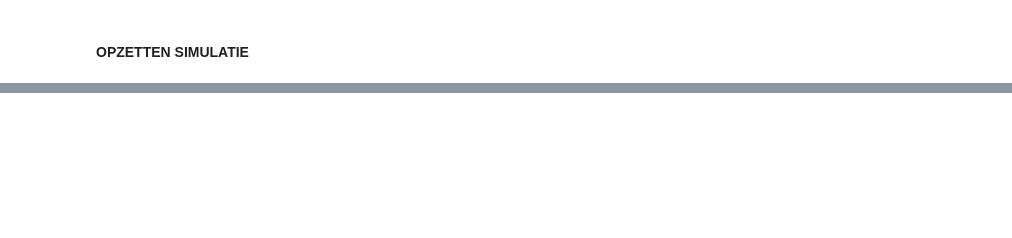
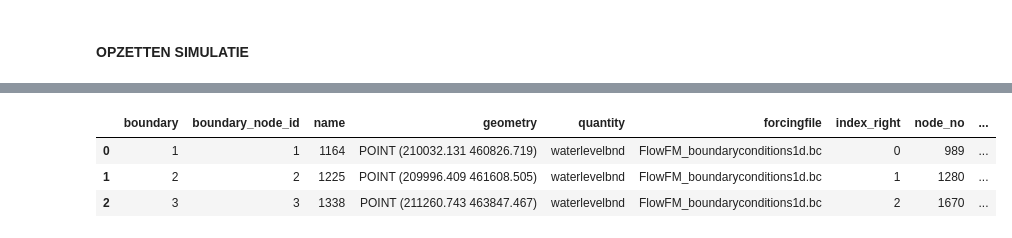
Before and after one commit to harm-nomden-sweco/ribasim_lumping, a Jupyter notebook: notebooks/tki_ribasim_pilots/run_analysis_zutphen.ipynb, the cells around one changed output, grey strips where cells are left out. Drawn from its saved outputs; the diff is of its cells as text; code cells hidden in the pictures; blank space fills up the shorter version.

Commit message:
read boundary csv and convert to tables

```diff
--- a/notebooks/tki_ribasim_pilots/run_analysis_zutphen.ipynb
+++ b/notebooks/tki_ribasim_pilots/run_analysis_zutphen.ipynb
@@ -25,7 +25,8 @@ pd.options.mode.chained_assignment = None
 # %%
 # define network name, base dir
 network_name            = "tki_zutphen_berkel"
-base_dir                = Path("..\\..\\..\\ribasim_lumping_data\\")
+# base_dir                = Path("..\\..\\..\\ribasim_lumping_data\\")
+base_dir                = Path("..\\..\\..\\..\\..\\..\\ribasim_lumping_data\\")
 # directory D-HYDRO basis calculations
 dhydro_basis_dir        = Path(base_dir, network_name, "2_dhydro\\") # zelfde directory, want gebruik zelfde som
 # directory D-HYDRO results calculations
@@ -63,12 +69,23 @@ network.plot();
 # %%
 # Read network data and extract all objects (weirs/pumps/laterals/confluences/bifurcations)
+# network.add_basis_network(
+#     source_type='dhydro',
+#     set_name="winter",
+#     set_start_month=10,
+#     set_start_day=1,
+#     model_dir=Path(dhydro_basis_dir, "afvoergolf"),
+#     simulation_name="tki_zuthpen_berkel_afvoergolf.dsproj_data",
+#     dhydro_volume_tool_bat_file=dhydro_volume_tool_bat_file,
+#     dhydro_volume_tool_force=True,
+#     dhydro_volume_tool_increment=dhydro_volume_tool_increment
+# );
 network.add_basis_network(
     source_type='dhydro',
     set_name="winter",
     set_start_month=10,
     set_start_day=1,
     model_dir=Path(dhydro_basis_dir, "afvoergolf"),
-    simulation_name="tki_zuthpen_berkel_afvoergolf.dsproj_data",
+    simulation_name="data",
     dhydro_volume_tool_bat_file=dhydro_volume_tool_bat_file,
     dhydro_volume_tool_force=True,
     dhydro_volume_tool_increment=dhydro_volume_tool_increment
@@ -89,10 +117,17 @@ network.plot()
 # %%
 # Select simulation sets and extract all data using xugrid/ugrid
+# network.add_simulation_set(
+#     source_type='dhydro',
+#     set_name="winter",
+#     model_dir=Path(dhydro_results_dir, "winter"),
+#     simulation_names=["tki_zuthpen_berkel_basis.dsproj_data"],
+#     simulation_ts=pd.date_range("2000-01-06 23:00", periods=9, freq="6D"),
+# );
 network.add_simulation_set(
     source_type='dhydro',
     set_name="winter",
     model_dir=Path(dhydro_results_dir, "winter"),
-    simulation_names=["tki_zuthpen_berkel_basis.dsproj_data"],
+    simulation_names=["data"],
     simulation_ts=pd.date_range("2000-01-06 23:00", periods=9, freq="6D"),
 );
 # network.add_simulation_data(
@@ -186,0 +284,7 @@ ribasim_model = network.generate_ribasim_model_complete(
+# %%
+network.boundaries_gdf.head(3)
+# %% [output]
+|  | boundary | boundary_node_id | name | geometry | quantity | forcingfile | index_right | node_no | ... |
+| 0 | 1 | 1 | 1164 | POINT (210032.131 460826.719) | waterlevelbnd | FlowFM_boundaryconditions1d.bc | 0 | 989 | ... |
+| 1 | 2 | 2 | 1225 | POINT (209996.409 461608.505) | waterlevelbnd | FlowFM_boundaryconditions1d.bc | 1 | 1280 | ... |
+| 2 | 3 | 3 | 1338 | POINT (211260.743 463847.467) | waterlevelbnd | FlowFM_boundaryconditions1d.bc | 2 | 1670 | ... |
```
Also changed, not shown: parts of 17 cells of this notebook, 5 other files.
